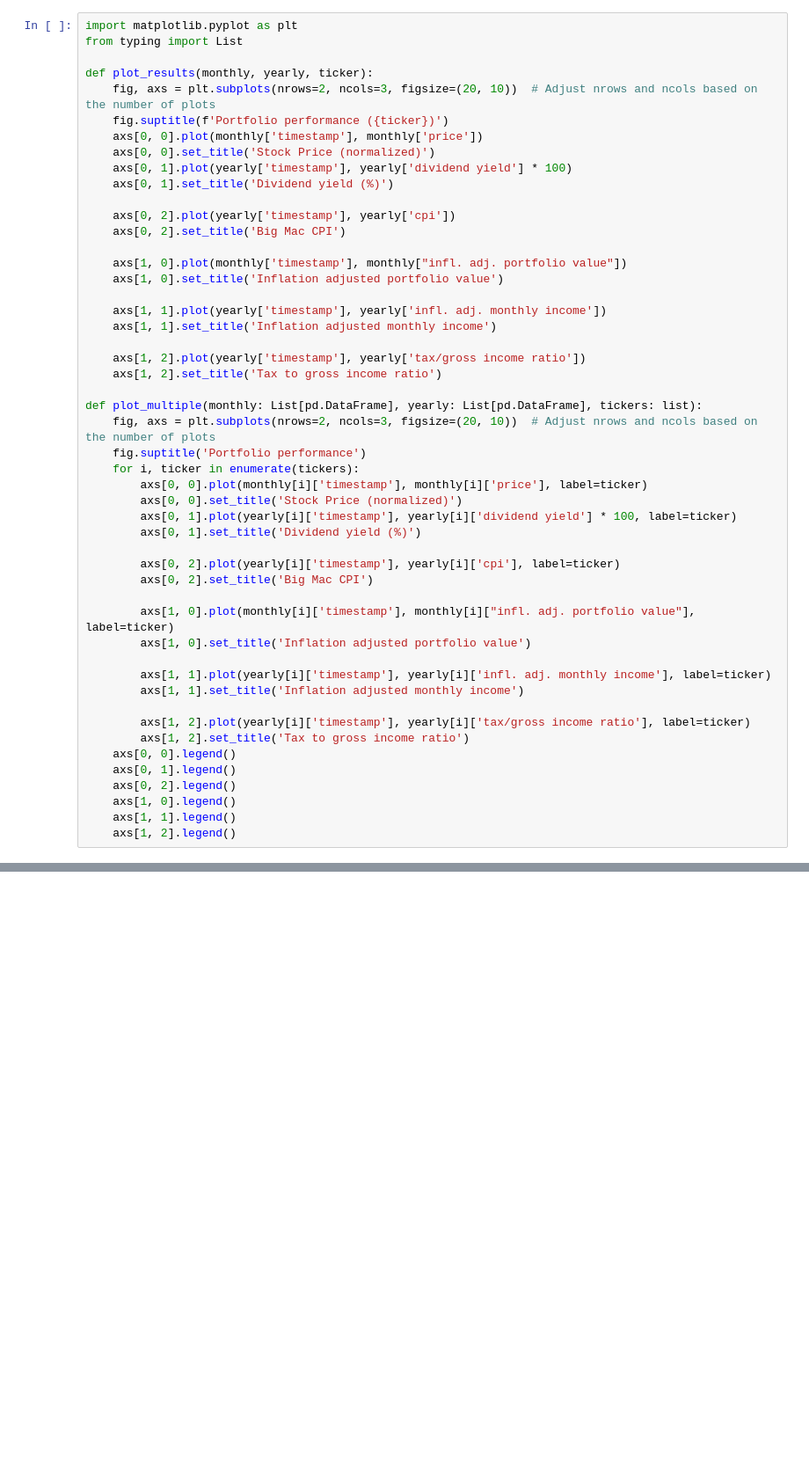
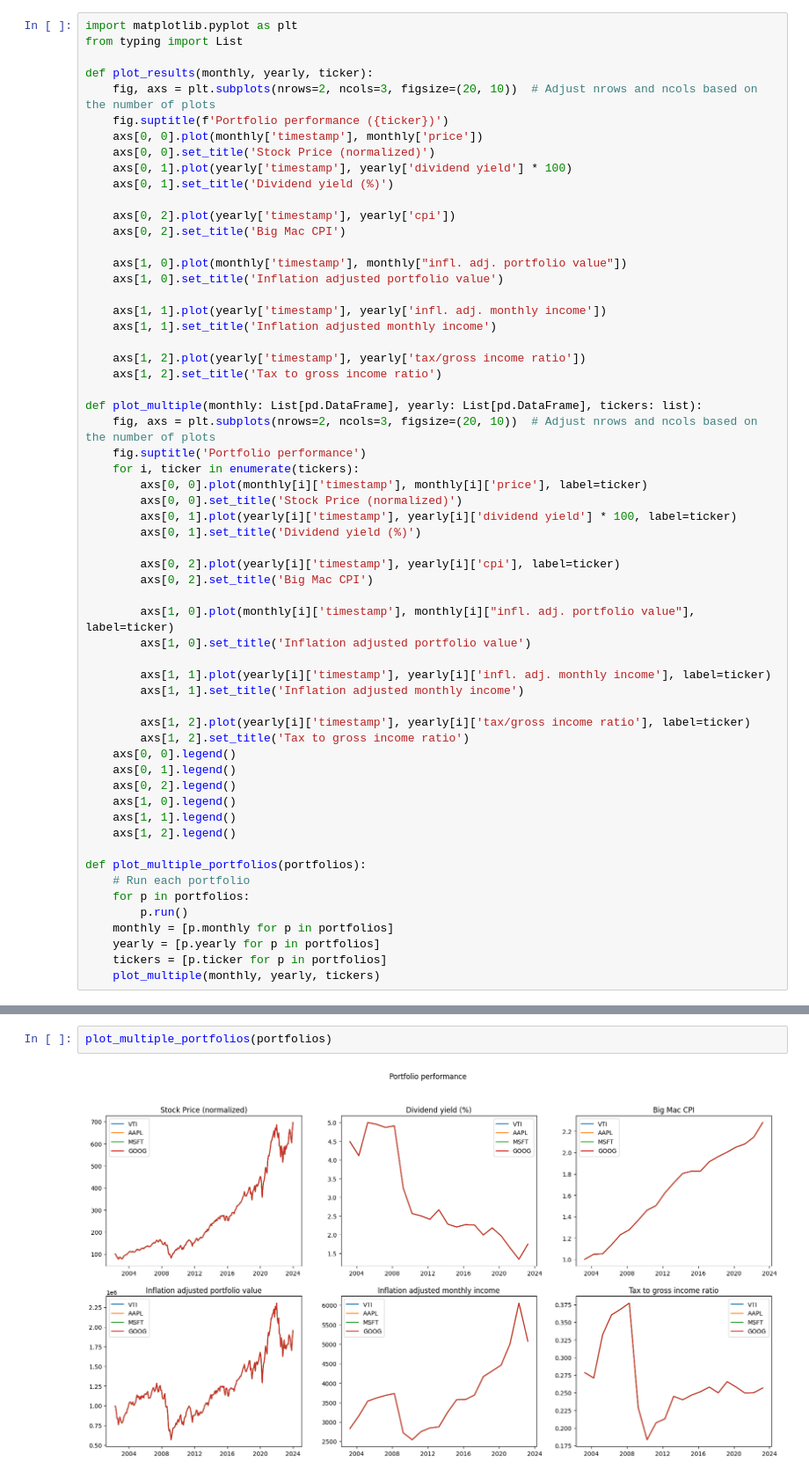
Before and after one commit to reasv/capsim, a Jupyter notebook: sim_iter.ipynb, the cells around one changed output, grey strips where cells are left out. Shown at 88% size. Cells and saved outputs as stored; diff of their text form; blank space fills up the shorter version.

```diff
--- a/sim_iter.ipynb
+++ b/sim_iter.ipynb
@@ -220,3 +220,12 @@ def plot_multiple(monthly: List[pd.DataFrame], yearly: List[pd.DataFrame], ticke
     axs[1, 0].legend()
     axs[1, 1].legend()
     axs[1, 2].legend()
+
+def plot_multiple_portfolios(portfolios):
+    # Run each portfolio
+    for p in portfolios:
+        p.run()
+    monthly = [p.monthly for p in portfolios]
+    yearly = [p.yearly for p in portfolios]
+    tickers = [p.ticker for p in portfolios]
+    plot_multiple(monthly, yearly, tickers)
@@ -223,3 +280,7 @@ def plot_multiple(monthly: List[pd.DataFrame], yearly: List[pd.DataFrame], ticke
+# %%
+plot_multiple_portfolios(portfolios)
+# %% [output]
+[figure, added]
 # %%
 initial_investment = 1000000
 yearly_sale_percentage = 0.04
```
Also changed, not shown: parts of 3 cells of this notebook.
